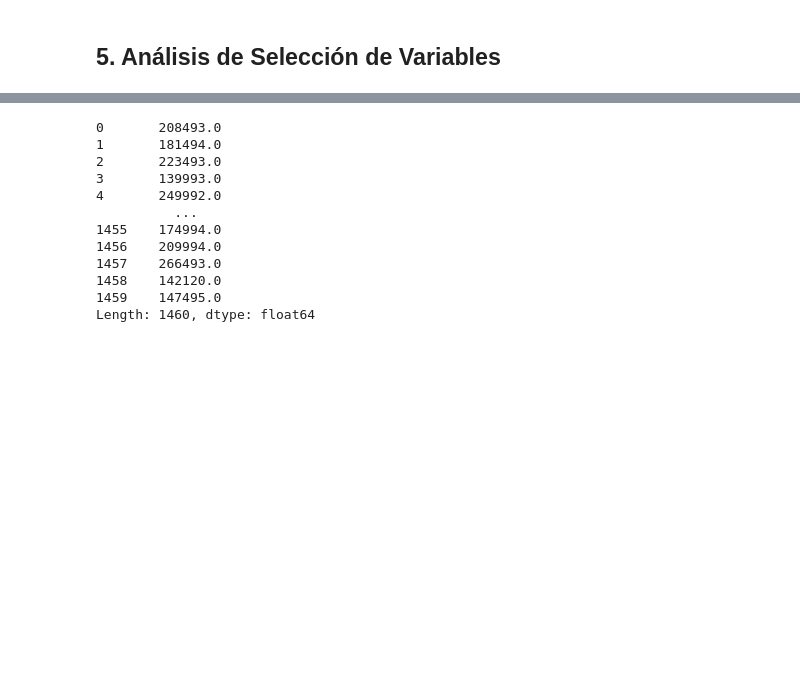
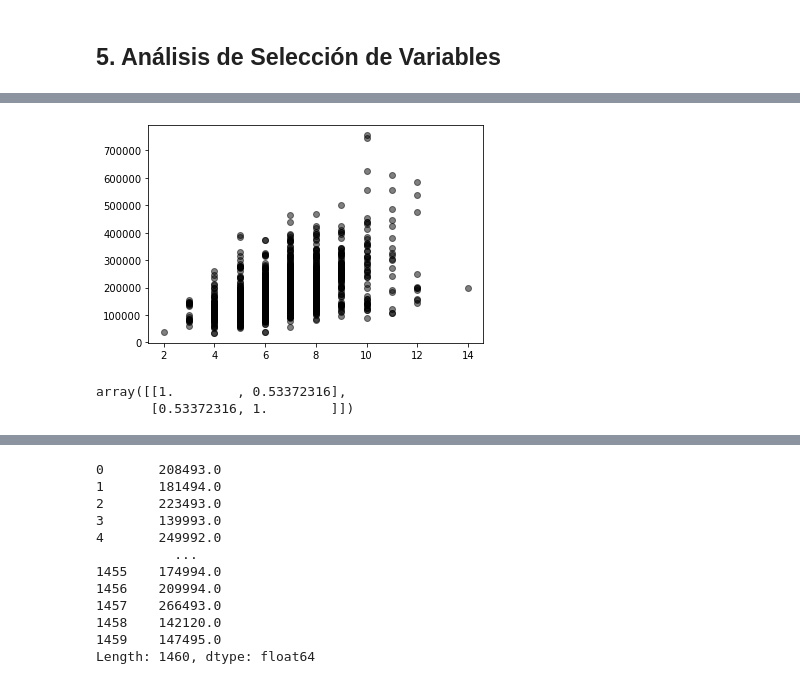
Before and after one commit to Danicifurax/Proyecto_Final-CDP, a Jupyter notebook: Proyecto_Final.ipynb, the cells around one changed output, grey strips where cells are left out. Saved outputs shown, nothing was run; the diff lists cells and outputs as text; code cells hidden in the pictures; blank space fills up the shorter version.

```diff
--- a/Proyecto_Final.ipynb
+++ b/Proyecto_Final.ipynb
@@ -126,0 +154,9 @@ front_hist = sns.distplot(data[5], axlabel= "Linear feet of street connected to
+# %%
+room_coef = np.corrcoef(data[3],data[0])
+plt.scatter(data[3],data[0], c = "k", alpha = 0.5)
+plt.show()
+room_coef
+# %% [output]
+[figure, added]
+array([[1.        , 0.53372316],
+       [0.53372316, 1.        ]])
```
Also changed, not shown: parts of 7 cells of this notebook.
